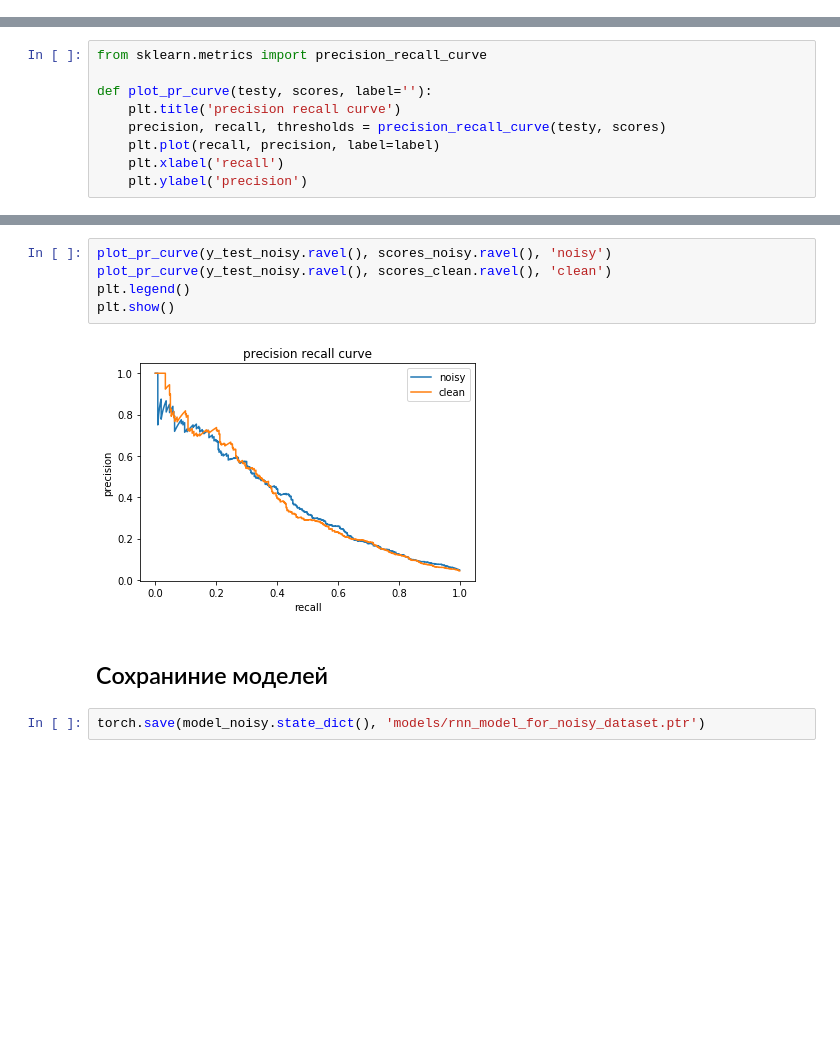
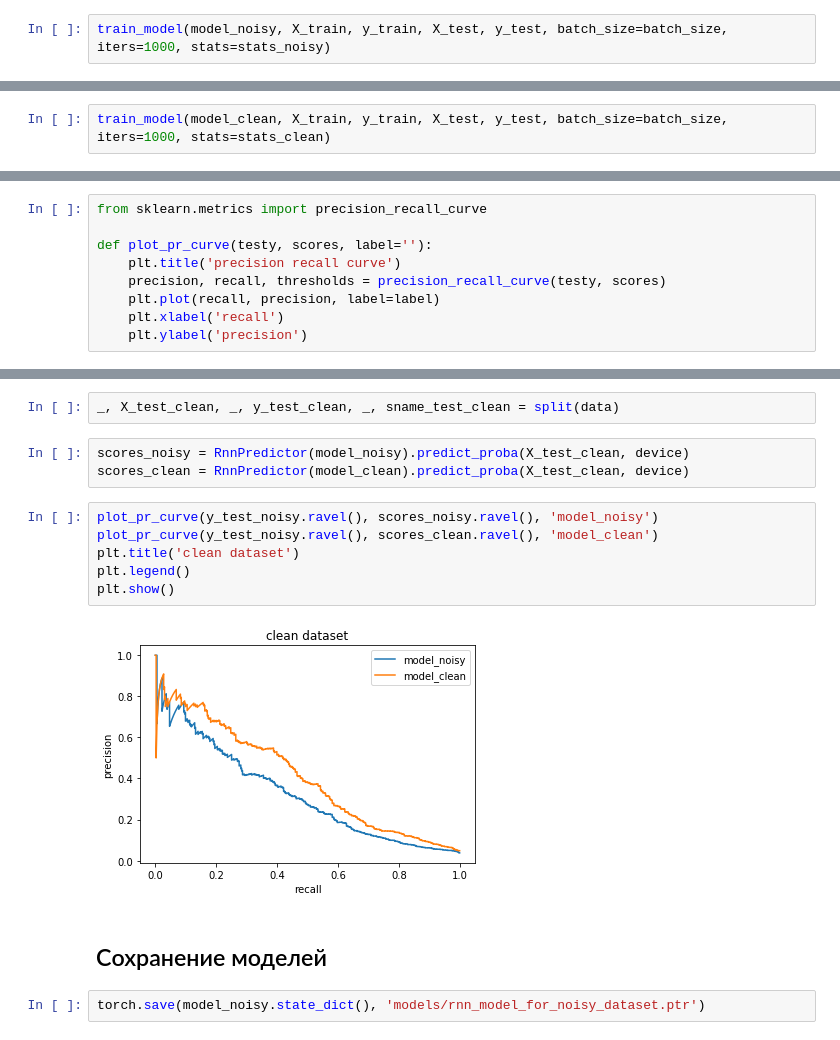
Before and after one commit to maxkvant/speech-ml-hw, a Jupyter notebook: 2/homework/main.ipynb, the cells around one changed output, grey strips where cells are left out. Cells and saved outputs as stored; diff of their text form; blank space fills up the shorter version.

Commit message:
fixed memory leak, changed noised dataset

```diff
--- a/2/homework/main.ipynb
+++ b/2/homework/main.ipynb
@@ -338,0 +334,2 @@ iter 1000 train_f1 0.20471 test_f1 0.19672
+# %%
+train_model(model_noisy, X_train, y_train, X_test, y_test, batch_size=batch_size, iters=1000, stats=stats_noisy)
@@ -504,0 +544,2 @@ iter 2000 train_f1 0.42135 test_f1 0.23744
+# %%
+train_model(model_clean, X_train, y_train, X_test, y_test, batch_size=batch_size, iters=1000, stats=stats_сlean)
@@ -542,12 +634,18 @@ def plot_pr_curve(testy, scores, label=''):
+# %%
+_, X_test_clean, _, y_test_clean, _, sname_test_clean = split(data)
+# %%
+scores_noisy = RnnPredictor(model_noisy).predict_proba(X_test_clean, device)
+scores_clean = RnnPredictor(model_clean).predict_proba(X_test_clean, device)
 # %%
-plot_pr_curve(y_test_noisy.ravel(), scores_noisy.ravel(), 'noisy')
-plot_pr_curve(y_test_noisy.ravel(), scores_clean.ravel(), 'clean')
+plot_pr_curve(y_test_noisy.ravel(), scores_noisy.ravel(), 'model_noisy')
+plot_pr_curve(y_test_noisy.ravel(), scores_clean.ravel(), 'model_clean')
+plt.title('clean dataset')
 plt.legend()
 plt.show()
 # %% [output]
-[figure, old version]
+[figure, new version]
 # %% [markdown]
-## Cохраниние моделей
+## Cохранение моделей
 # %%
 torch.save(model_noisy.state_dict(), 'models/rnn_model_for_noisy_dataset.ptr')
 # %%
```
Also changed, not shown: parts of 18 cells of this notebook.
